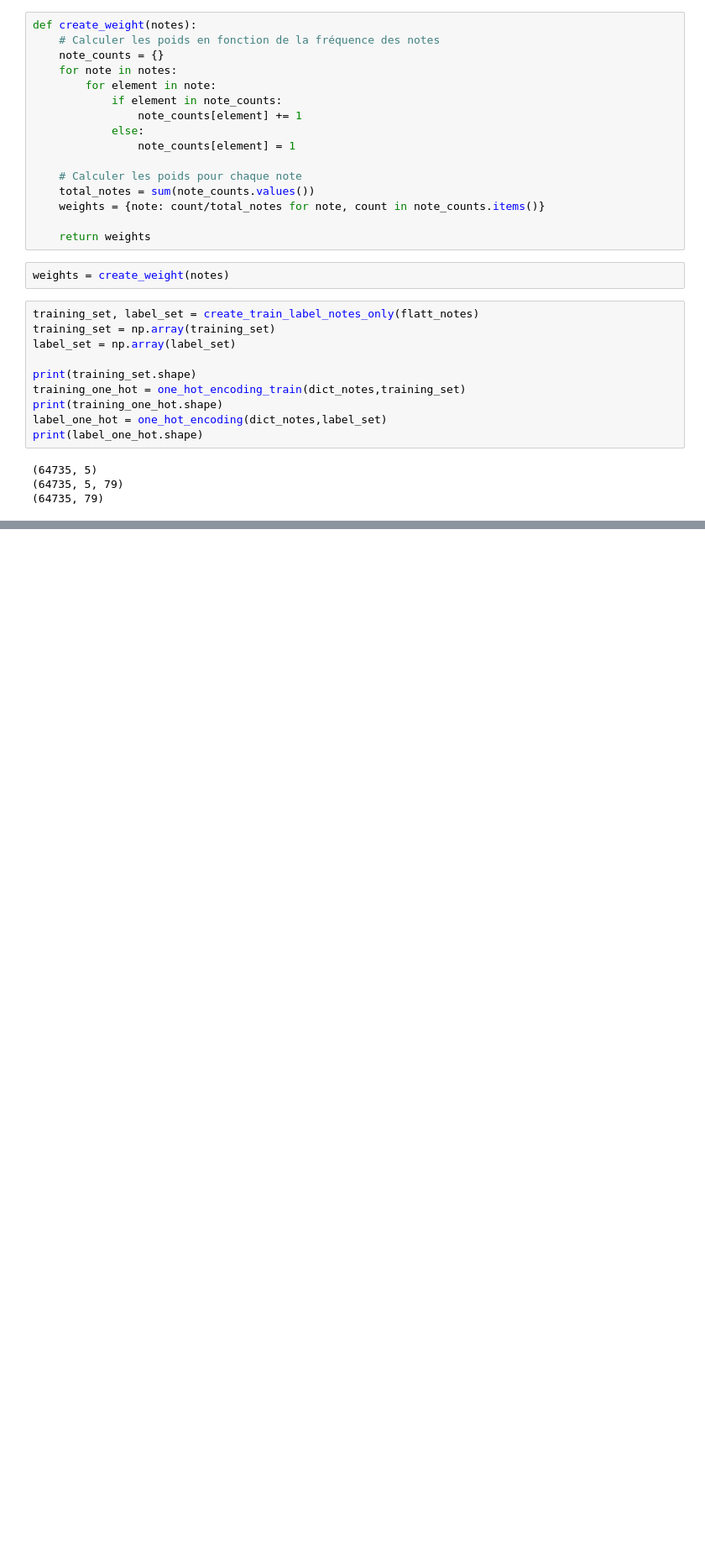
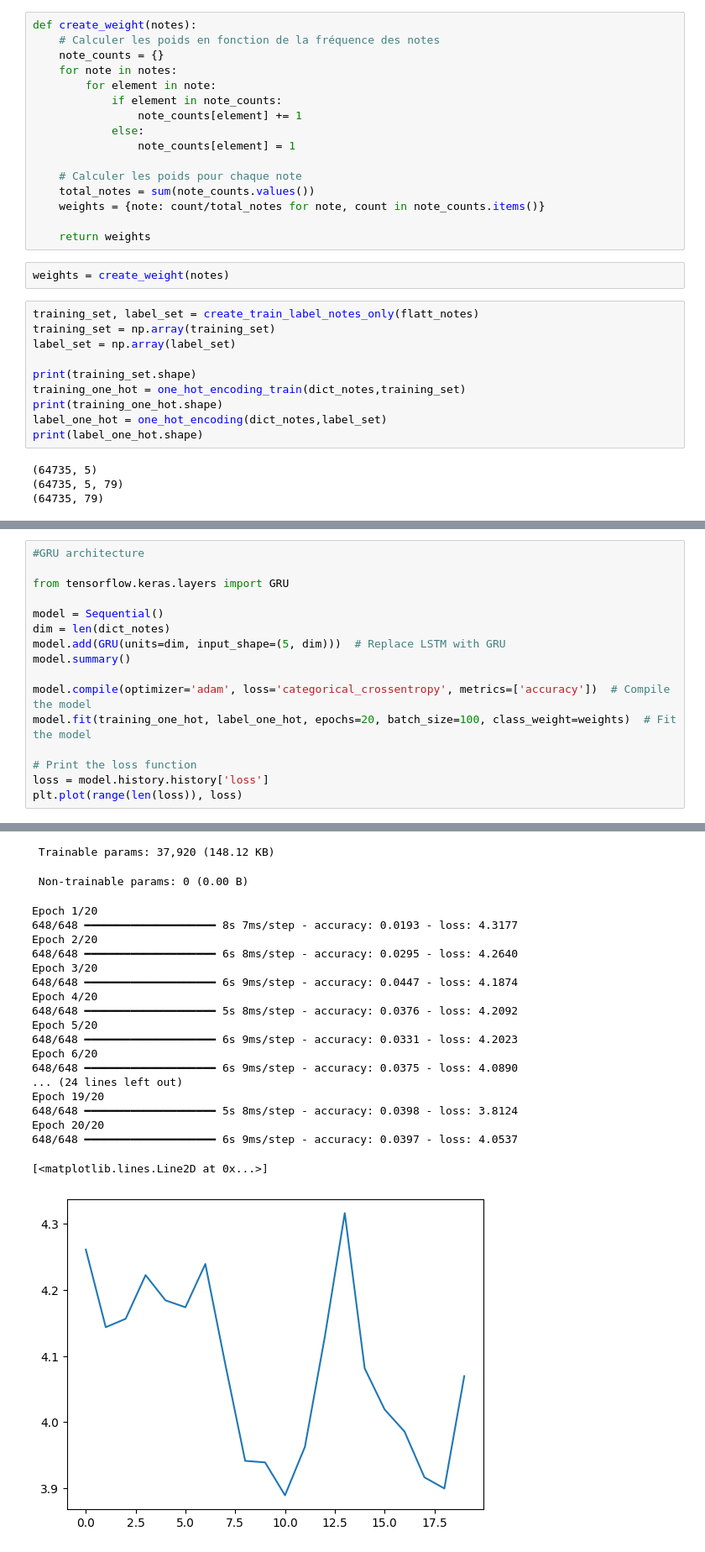
Before and after one commit to Valentin-dB/DD2424-MusicGen, a Jupyter notebook: RNN_VS_LSTM.ipynb, the cells around one changed output, grey strips where cells are left out. Shown at 84% size. Saved outputs shown, nothing was run; the diff lists cells and outputs as text; blank space fills up the shorter version.

```diff
--- a/RNN_VS_LSTM.ipynb
+++ b/RNN_VS_LSTM.ipynb
@@ -244,0 +280,17 @@ Epoch 20/20
+# %%
+#GRU architecture
+
+from tensorflow.keras.layers import GRU
+
+model = Sequential()
+dim = len(dict_notes)
+model.add(GRU(units=dim, input_shape=(5, dim)))  # Replace LSTM with GRU
+model.summary()
+
+model.compile(optimizer='adam', loss='categorical_crossentropy', metrics=['accuracy'])  # Compile the model
+model.fit(training_one_hot, label_one_hot, epochs=20, batch_size=100, class_weight=weights)  # Fit the model
+
+# Print the loss function
+loss = model.history.history['loss']
+plt.plot(range(len(loss)), loss)
+# %% [output]
@@ -244,0 +304,21 @@ Epoch 20/20
+ Trainable params: 37,920 (148.12 KB)
+ Non-trainable params: 0 (0.00 B)
+Epoch 1/20
+648/648 ━━━━━━━━━━━━━━━━━━━━ 8s 7ms/step - accuracy: 0.0193 - loss: 4.3177
+Epoch 2/20
+648/648 ━━━━━━━━━━━━━━━━━━━━ 6s 8ms/step - accuracy: 0.0295 - loss: 4.2640
+Epoch 3/20
+648/648 ━━━━━━━━━━━━━━━━━━━━ 6s 9ms/step - accuracy: 0.0447 - loss: 4.1874
+Epoch 4/20
+648/648 ━━━━━━━━━━━━━━━━━━━━ 5s 8ms/step - accuracy: 0.0376 - loss: 4.2092
+Epoch 5/20
+648/648 ━━━━━━━━━━━━━━━━━━━━ 6s 9ms/step - accuracy: 0.0331 - loss: 4.2023
+Epoch 6/20
+648/648 ━━━━━━━━━━━━━━━━━━━━ 6s 9ms/step - accuracy: 0.0375 - loss: 4.0890
+... (24 lines left out)
+Epoch 19/20
+648/648 ━━━━━━━━━━━━━━━━━━━━ 5s 8ms/step - accuracy: 0.0398 - loss: 3.8124
+Epoch 20/20
+648/648 ━━━━━━━━━━━━━━━━━━━━ 6s 9ms/step - accuracy: 0.0397 - loss: 4.0537
+[<matplotlib.lines.Line2D at 0x...>]
+[figure, added]
```
Also changed, not shown: parts of 13 cells of this notebook.
